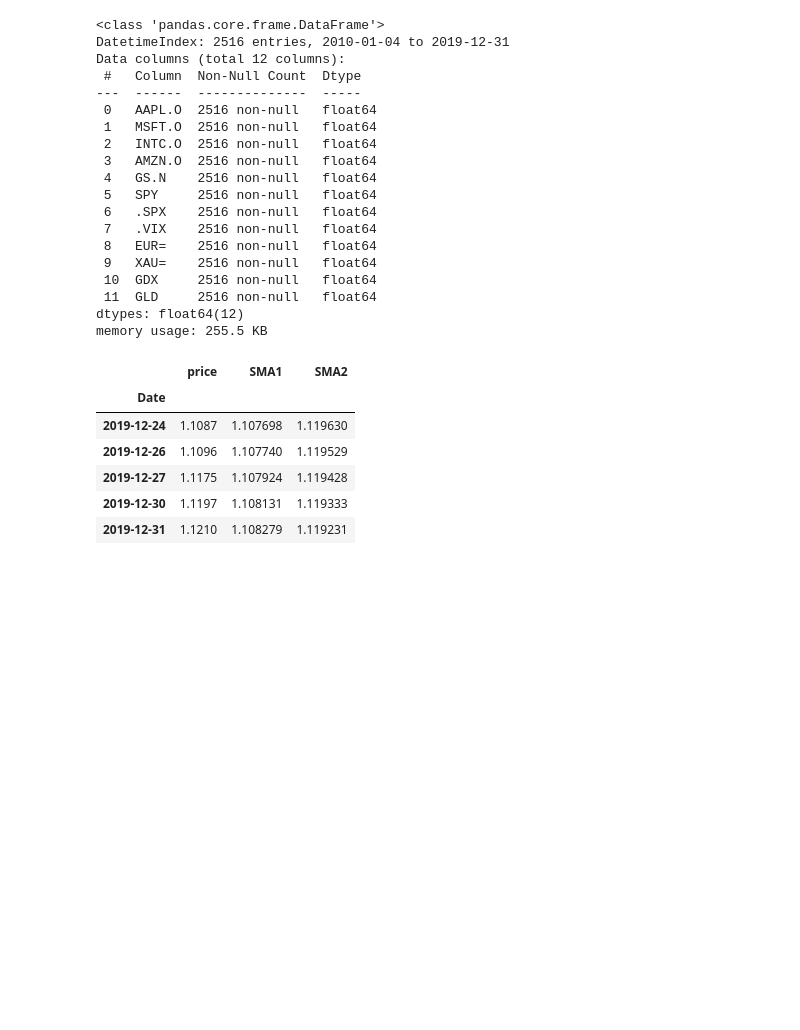
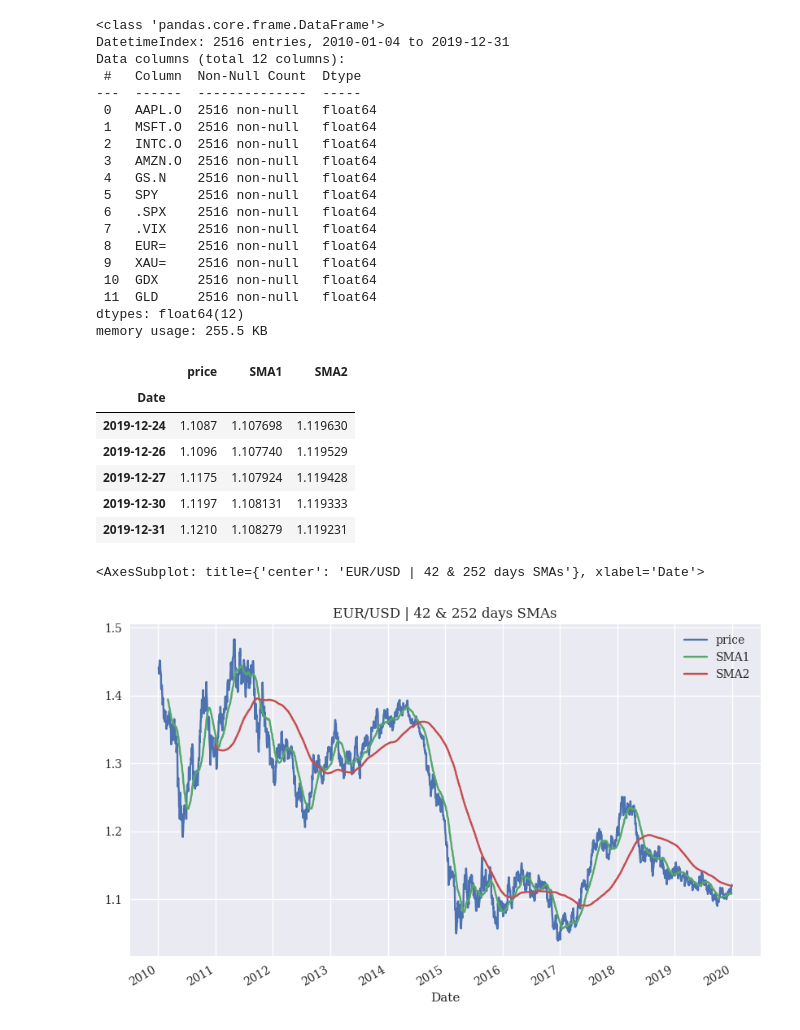
Before and after one commit to 892nske/py_algo, a Jupyter notebook: ch4.ipynb, the cells around one changed output. Saved outputs shown, nothing was run; the diff lists cells and outputs as text; code cells hidden in the pictures; blank space fills up the shorter version.

```diff
--- a/ch4.ipynb
+++ b/ch4.ipynb
@@ -44,3 +47,11 @@ data.tail()
 # %%
 %matplotlib inline
 from pylab import mpl, plt
+# %%
+plt.style.use('seaborn')
+mpl.rcParams['savefig.dpi'] = 300
+mpl.rcParams['font.family'] = 'serif'
+data.plot(title='EUR/USD | 42 & 252 days SMAs', figsize=(10,6))
+# %% [output]
+<AxesSubplot: title={'center': 'EUR/USD | 42 & 252 days SMAs'}, xlabel='Date'>
+[figure, added]
```
Also changed, not shown: parts of 11 cells of this notebook, 2 other files.
